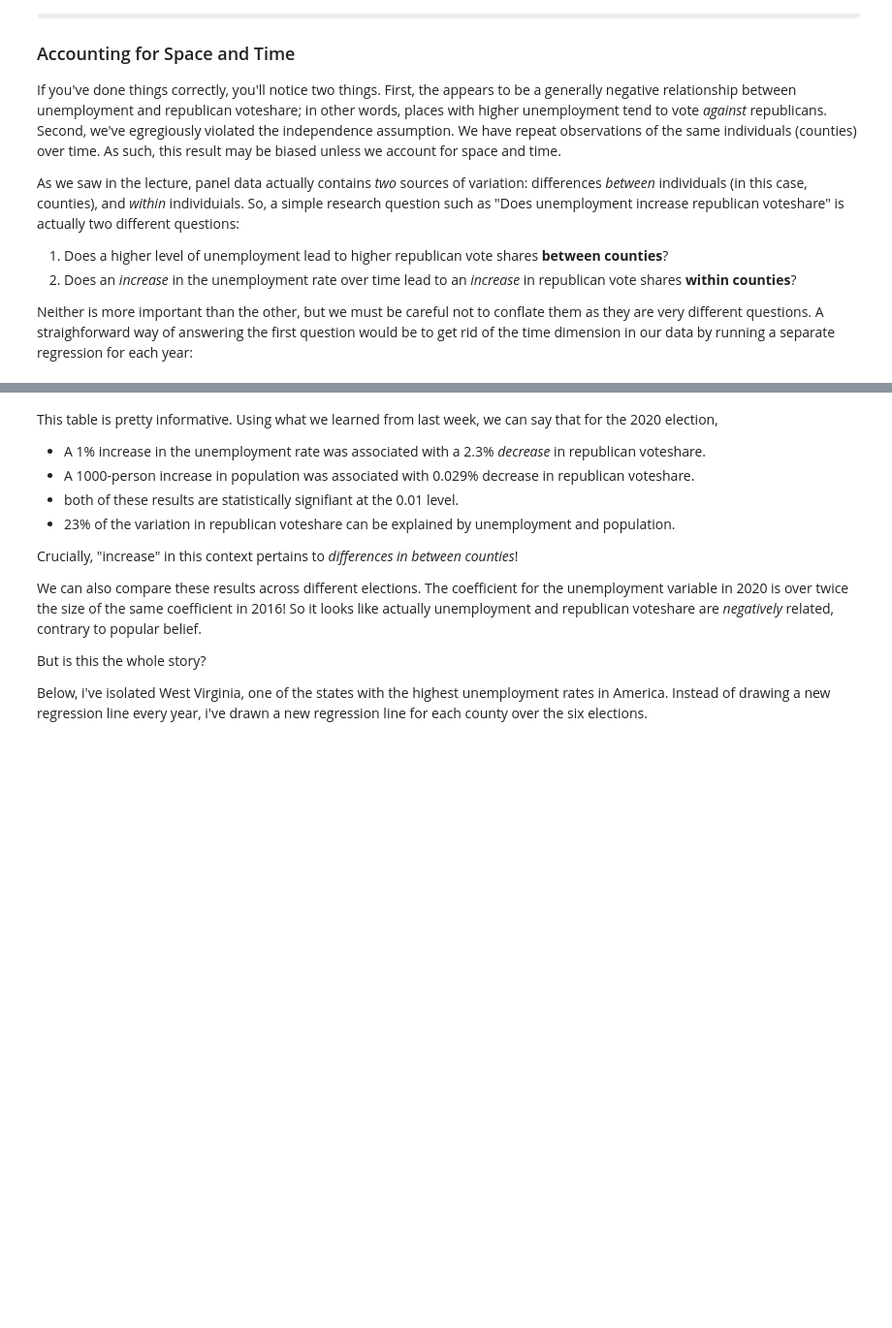
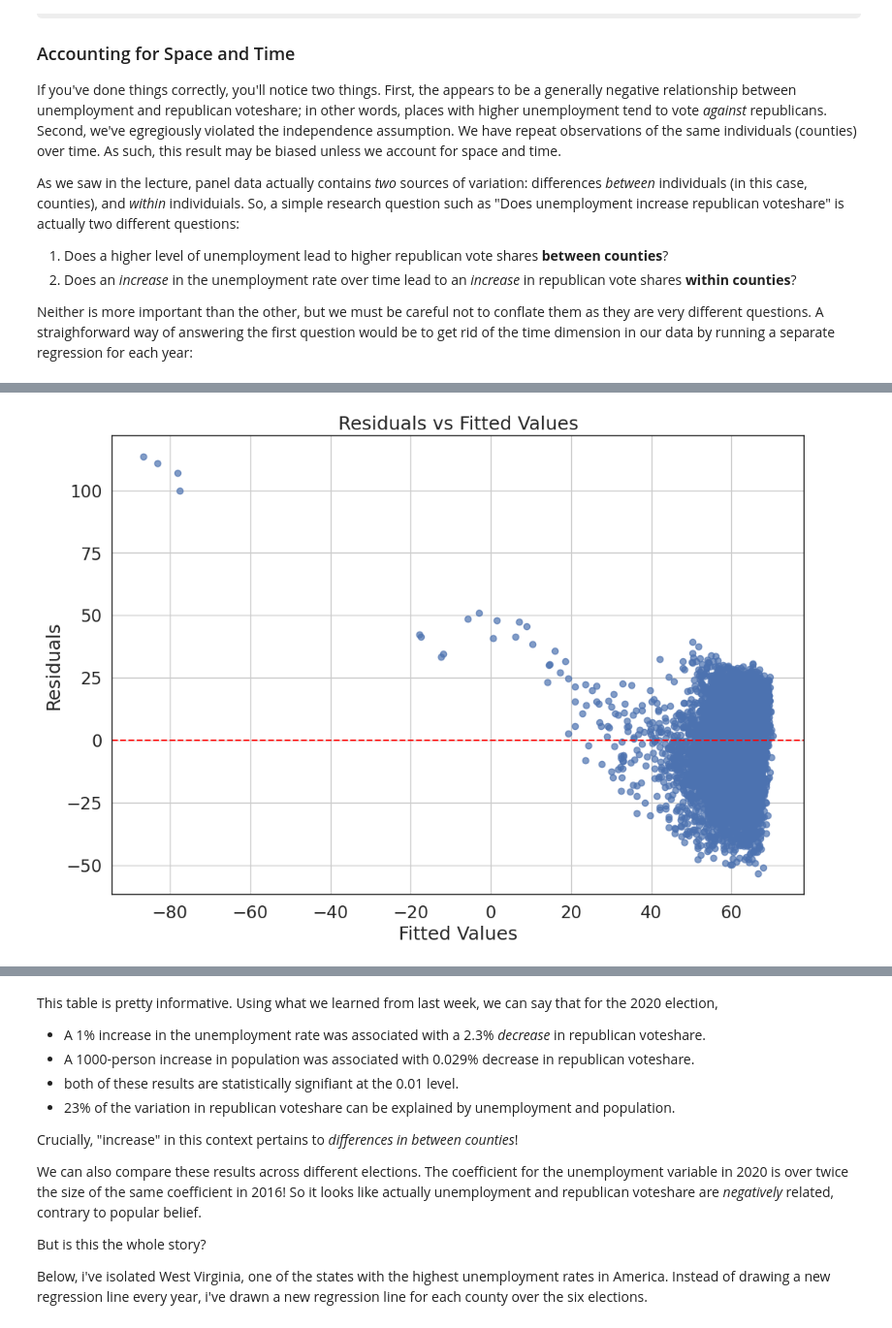
Before and after one commit to yihsun25/QM2, a Jupyter notebook: notebooks/W08. Diff-in-Diff.ipynb, the cells around one changed output, grey strips where cells are left out. Shown: that part at 97% size. Cells and saved outputs as stored; diff of their text form; code cells hidden in the pictures; some formulas as TeX source; blank space fills up the shorter version.

```diff
--- a/notebooks/W08. Diff-in-Diff.ipynb
+++ b/notebooks/W08. Diff-in-Diff.ipynb
@@ -121,0 +154,19 @@ Neither is more important than the other, but we must be careful not to conflate
+# %%
+#2 Regression + Q-Q Plot
+X = df_c[['unemployment', 'population']]
+X = sm.add_constant(X)
+y = df_c['r_votes']
+model = sm.OLS(y, X).fit()
+# %%
+residuals = model.resid
+fitted = model.fittedvalues
+# %%
+plt.scatter(fitted, residuals, alpha=0.7)
+plt.axhline(0, color='red', linestyle='--')
+plt.title('Residuals vs Fitted Values')
+plt.xlabel('Fitted Values')
+plt.ylabel('Residuals')
+plt.grid(True)
+plt.show()
+# %% [output]
+[figure, added]
```
Also changed, not shown: parts of 9 cells of this notebook.
